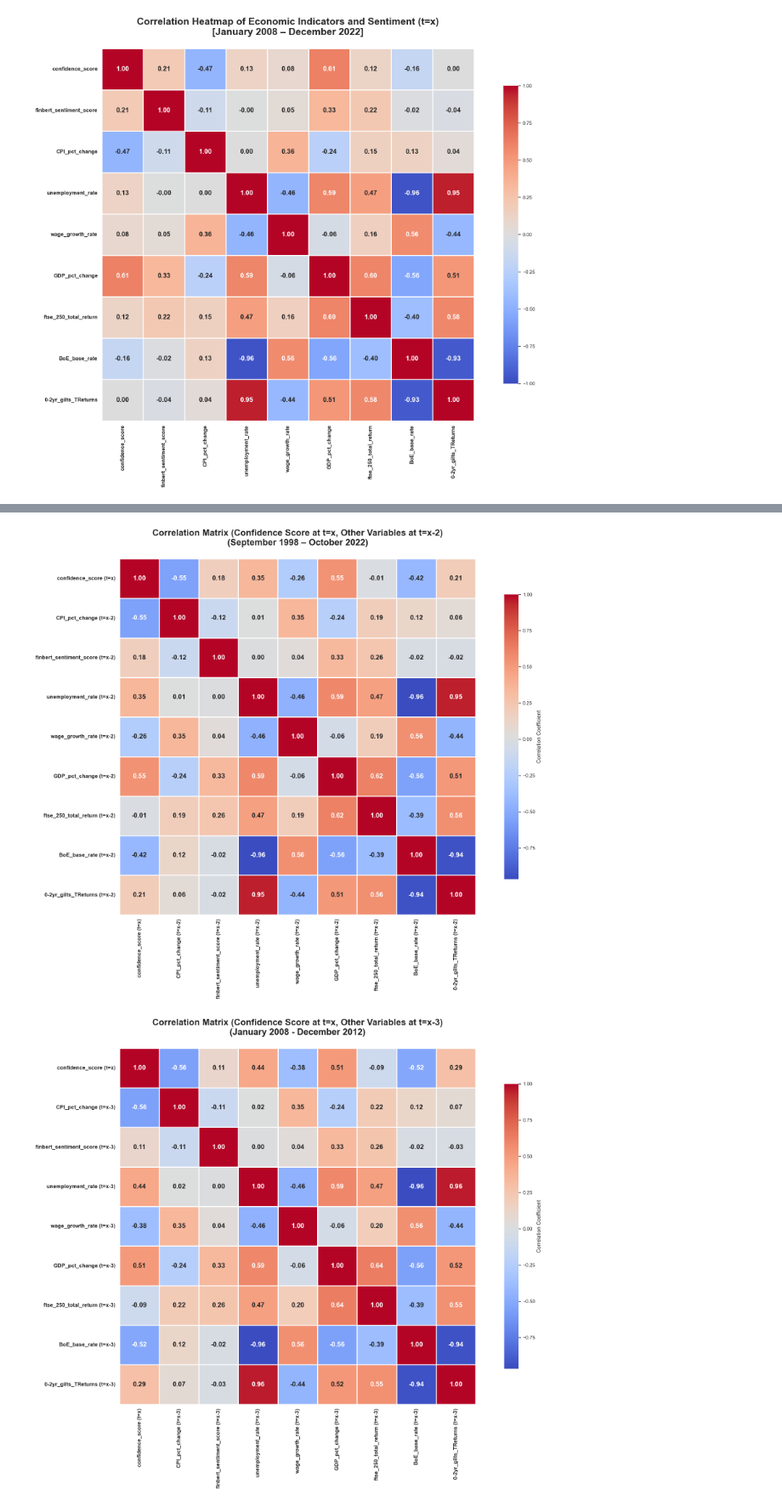
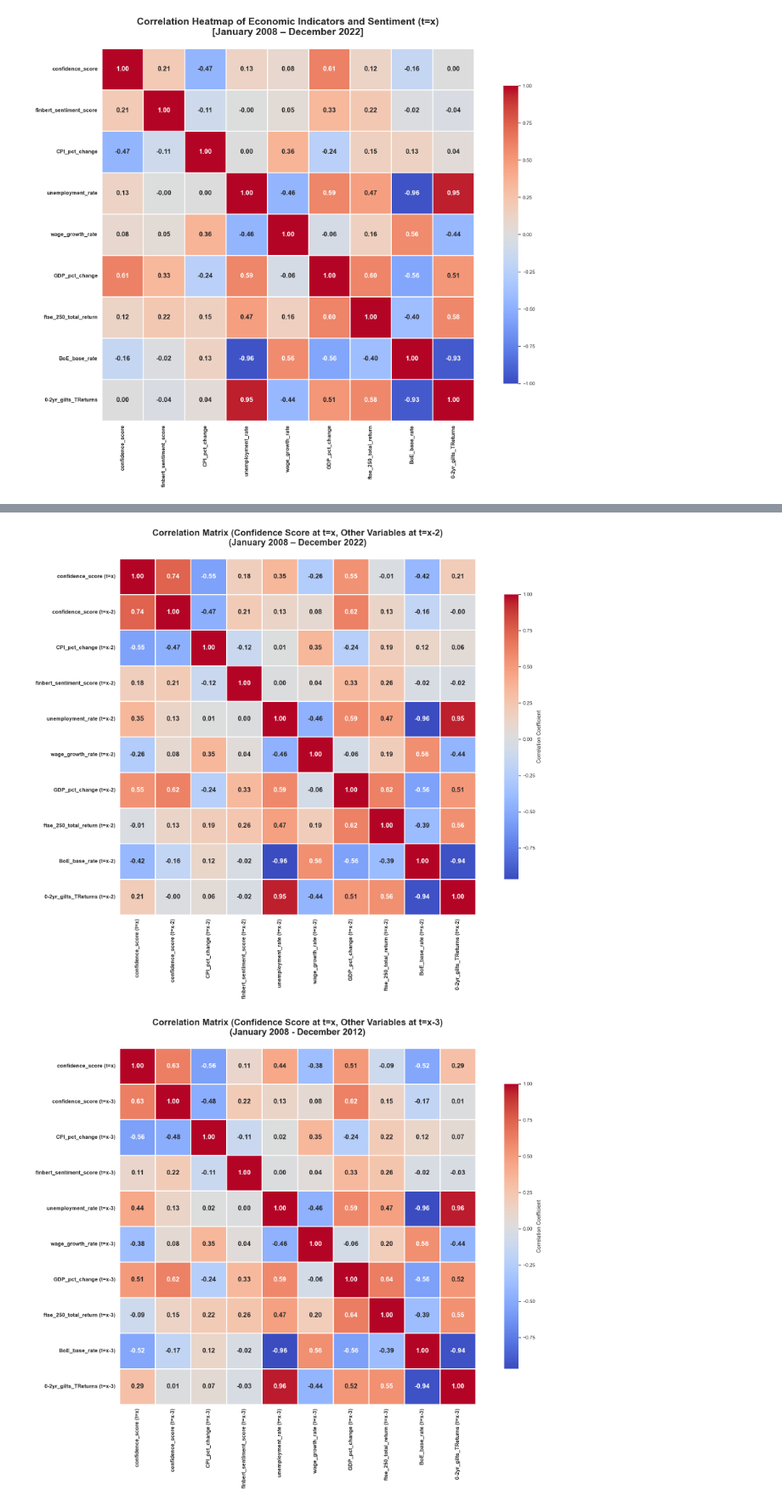
Before and after one commit to gamzebb/group-project, a Jupyter notebook: Confidence Score Analysis Sentiment, Corraletion, Predictions (2008-12).ipynb, the cells around one changed output, grey strips where cells are left out. Shown at 85% size. Drawn from its saved outputs; the diff is of its cells as text; code cells hidden in the pictures.

```diff
--- a/Confidence Score Analysis Sentiment, Corraletion, Predictions (2008-12).ipynb
+++ b/Confidence Score Analysis Sentiment, Corraletion, Predictions (2008-12).ipynb
@@ -435,7 +435,7 @@ start_date = "2008-01-01"
 end_date = "2012-12-31"
 filtered_df = df_uk_focused[(df_uk_focused['Date'] >= start_date) & (df_uk_focused['Date'] <= end_date)].copy()
 # Define columns of interest
-columns_of_interest = [
+columns_of_interest = ['confidence_score',
     'CPI_pct_change', 'finbert_sentiment_score',
     'unemployment_rate', 'wage_growth_rate', 'GDP_pct_change',
     'ftse_250_total_return', 'BoE_base_rate', '0-2yr_gilts_TReturns'
@@ -495,7 +495,7 @@ end_date = "2012-12-31"
 filtered_df = df_uk_focused[(df_uk_focused['Date'] >= start_date) & (df_uk_focused['Date'] <= end_date)].copy()
 
 # Define columns of interest (excluding confidence_score)
-columns_of_interest = [
+columns_of_interest = ['confidence_score',
     'CPI_pct_change', 'finbert_sentiment_score',
     'unemployment_rate', 'wage_growth_rate', 'GDP_pct_change',
     'ftse_250_total_return', 'BoE_base_rate', '0-2yr_gilts_TReturns'
@@ -533,7 +533,7 @@ heatmap = sns.heatmap(
 )
 
 plt.title(
-    "Correlation Matrix (Confidence Score at t=x, Other Variables at t=x-2)\n(September 1998 – October 2022)",
+    "Correlation Matrix (Confidence Score at t=x, Other Variables at t=x-2)\n(January 2008 – December 2022)",
     fontsize=20,
     fontweight='bold',
     pad=30
@@ -543,7 +543,7 @@ plt.yticks(rotation=0, fontsize=12, weight='bold')
 plt.tight_layout()
 plt.show()
 # %% [output]
-[figure, old version]
+[figure, new version]
 # %%
 # Parse date and filter timeframe
 df_uk_focused['Date'] = pd.to_datetime(df_uk_focused['Date'], dayfirst=True, errors='coerce')
@@ -554,7 +554,7 @@ start_date = "2008-01-01"
 end_date = "2012-12-31"
 filtered_df = df_uk_focused[(df_uk_focused['Date'] >= start_date) & (df_uk_focused['Date'] <= end_date)].copy()
 # Define columns of interest (excluding confidence_score)
-columns_of_interest = [
+columns_of_interest = ['confidence_score',
     'CPI_pct_change', 'finbert_sentiment_score',
     'unemployment_rate', 'wage_growth_rate', 'GDP_pct_change',
     'ftse_250_total_return', 'BoE_base_rate', '0-2yr_gilts_TReturns'
@@ -575,31 +575,31 @@ correlation_df.dropna(inplace=True)
 # Compute correlation matrix
 correlation_matrix = correlation_df.corr()
 
 # Plot the heatmap
 plt.figure(figsize=(20, 15))
 sns.set(style="white")
 
 heatmap = sns.heatmap(
     correlation_matrix,
     cmap="coolwarm",
     annot=True,
     fmt=".2f",
     annot_kws={"size": 15, "weight": "bold"},
     linewidths=1,
     linecolor='white',
     square=True,
     cbar_kws={'shrink': 0.8, 'label': 'Correlation Coefficient'},
 )
 
 plt.title(
     "Correlation Matrix (Confidence Score at t=x, Other Variables at t=x-3)\n(January 2008 - December 2012)",
     fontsize=20,
     fontweight='bold',
     pad=30
 )
 plt.xticks(fontsize=12, weight='bold')
 plt.yticks(rotation=0, fontsize=12, weight='bold')
 plt.tight_layout()
 plt.show()
 # %% [output]
-[figure, old version]
+[figure, new version]
```
Also changed, not shown: parts of 1 cell of this notebook, 1 other file.
